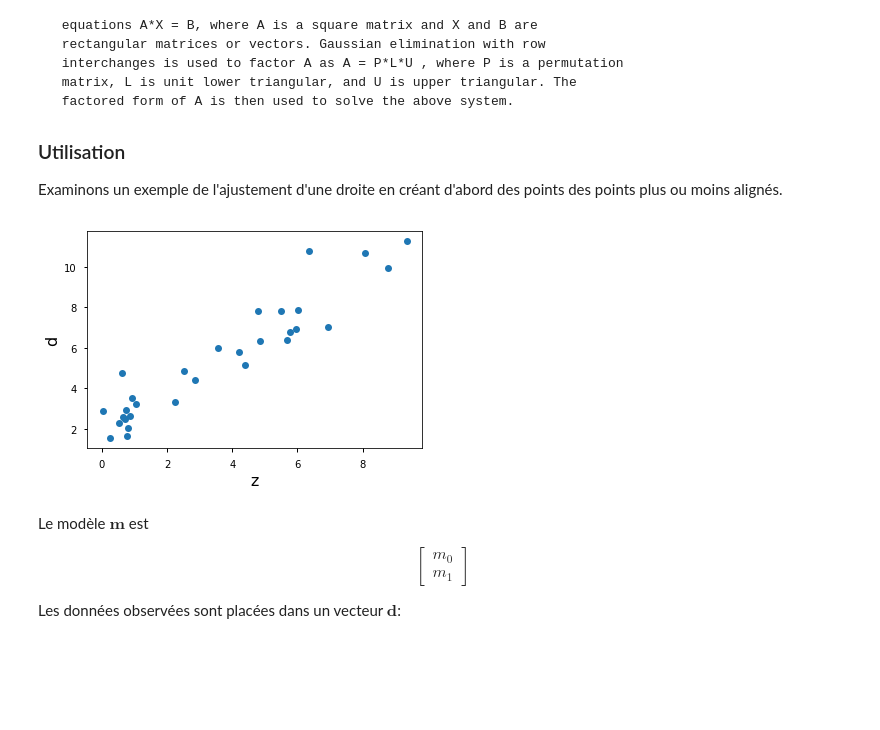
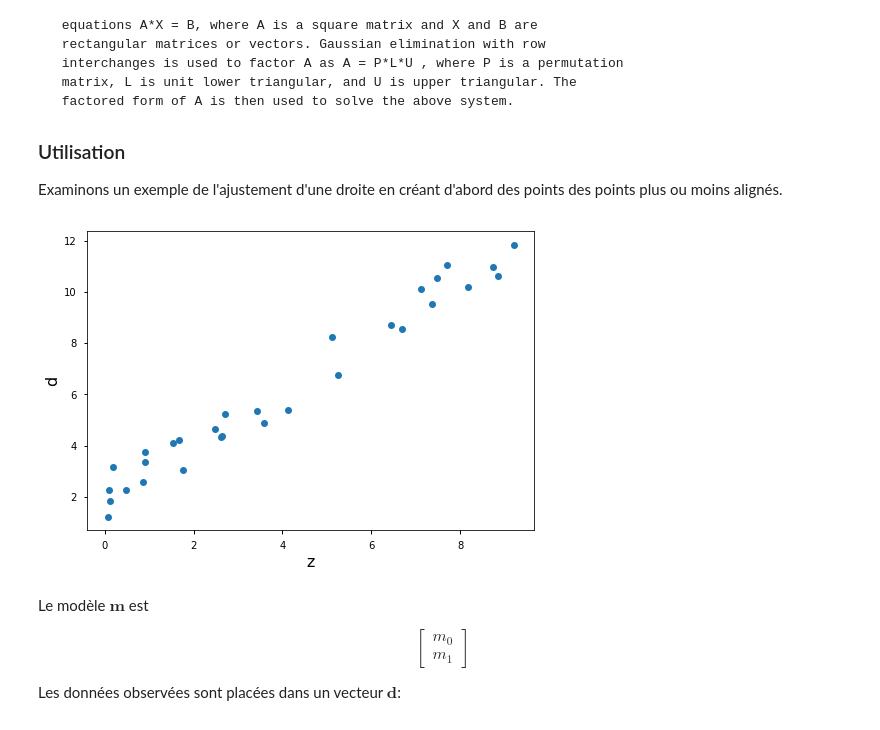
Before and after one commit to bernard-giroux/geo1302, a Jupyter notebook: p_inv_mc.ipynb, the cells around one changed output. Saved outputs shown, nothing was run; the diff lists cells and outputs as text; code cells hidden in the pictures; blank space fills up the shorter version.

```diff
--- a/p_inv_mc.ipynb
+++ b/p_inv_mc.ipynb
@@ -61,21 +61,21 @@ Examinons un exemple de l'ajustement d'une droite en créant d'abord des points
 # %%
 N = 30
 zmin = 0
 zmax = 10
 z = np.sort(zmin + zmax*np.random.rand(N, 1), axis=0)
 
 a = 2.0
 b = 1.0
-m = [a, b]
-sd = 1.0
+m = np.asarray([a, b])
+sd = 0.5
 dobs = m[0] + m[1] * z + sd*np.random.randn(N, 1)
 
 plt.plot(z, dobs, 'o')
 plt.xlabel('z', fontsize=16)
 plt.ylabel('d', fontsize=16)
 plt.show()
 # %% [output]
-[figure, old version]
+[figure, new version]
 # %% [markdown]
 Le modèle $\mathbf{m}$ est
 
```
Also changed, not shown: parts of 12 cells of this notebook.
